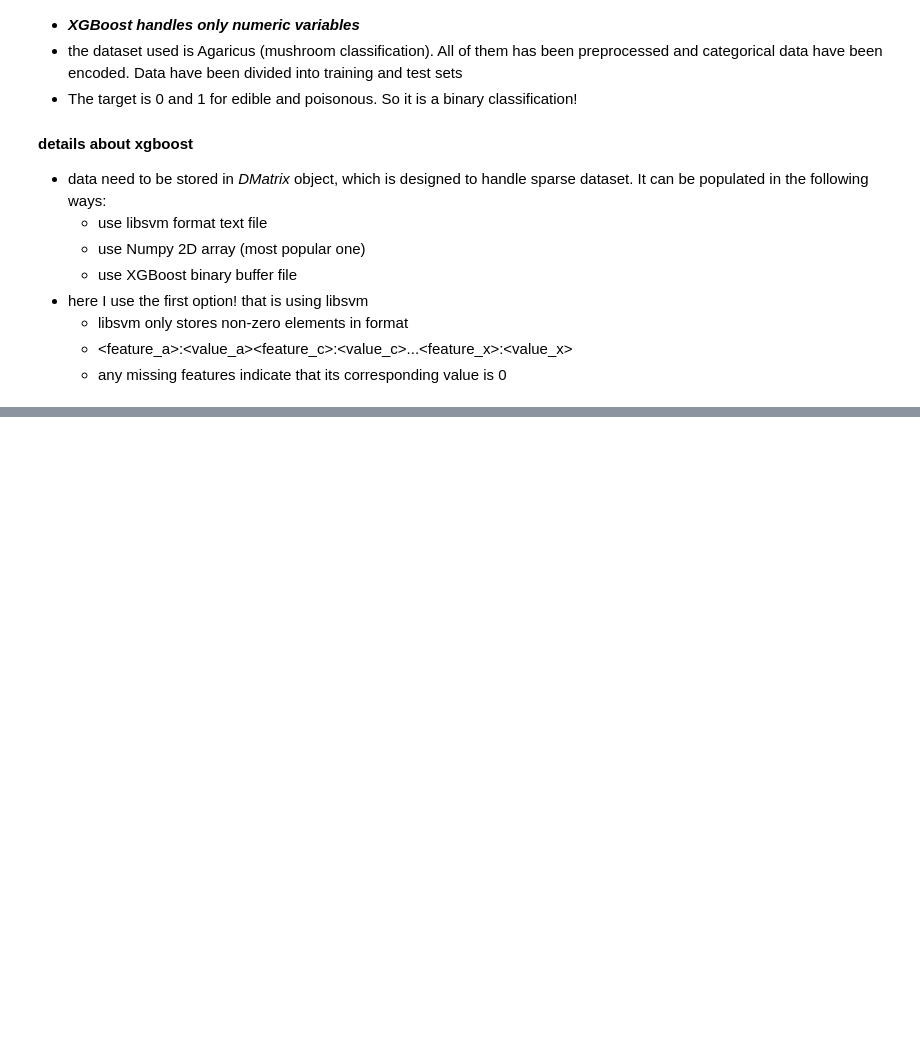
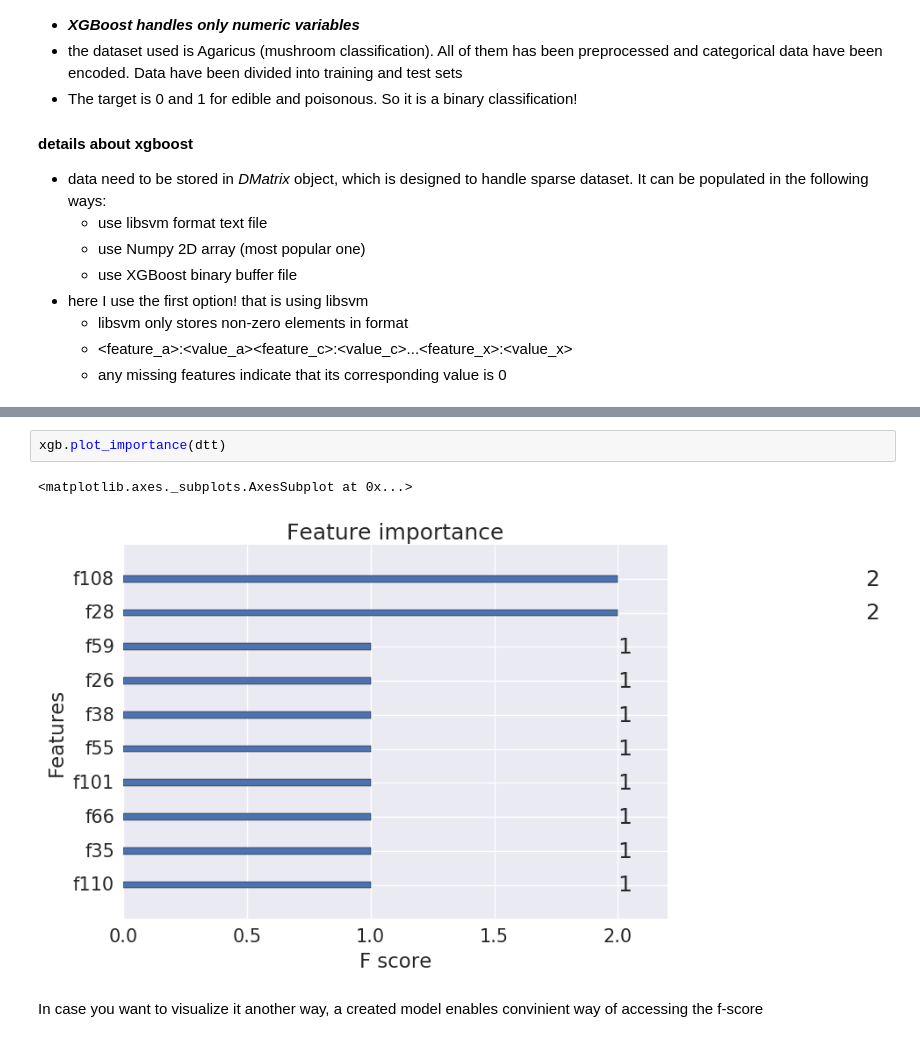
Before and after one commit to phuang7008/machine_learning, a Jupyter notebook: boost_tests.ipynb, the cells around one changed output, grey strips where cells are left out. Saved outputs shown, nothing was run; the diff lists cells and outputs as text; blank space fills up the shorter version.

```diff
--- a/boost_tests.ipynb
+++ b/boost_tests.ipynb
@@ -212,0 +345,7 @@ AttributeError: 'module' object has no attribute 'DMatrix'
+# %%
+xgb.plot_importance(dtt)
+# %% [output]
+<matplotlib.axes._subplots.AxesSubplot at 0x...>
+[figure, added]
+# %% [markdown]
+In case you want to visualize it another way, a created model enables convinient way of accessing the f-score
```
Also changed, not shown: parts of 22 cells of this notebook.
